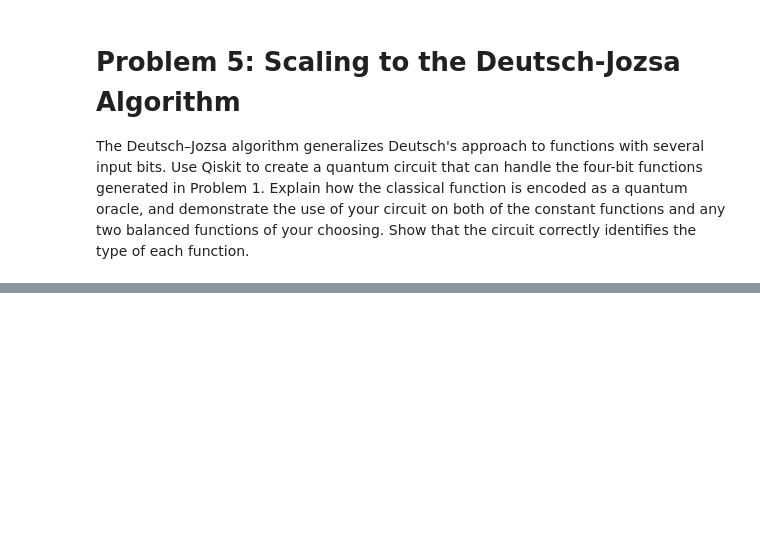
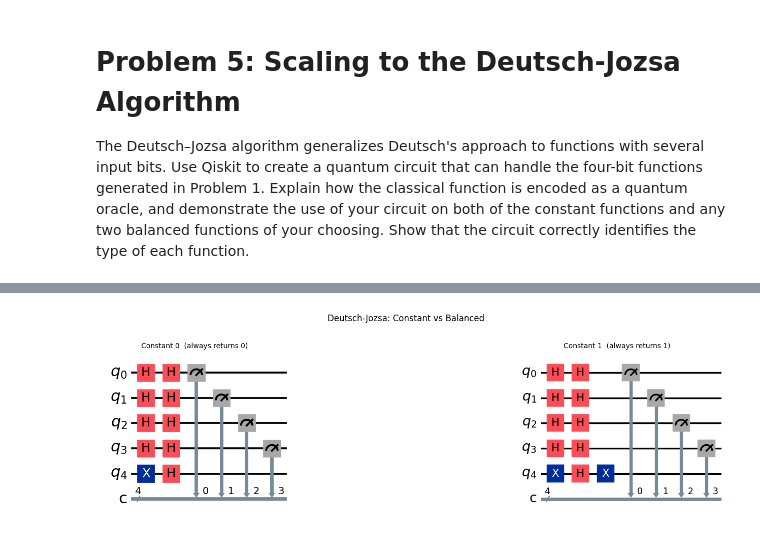
Before and after one commit to nathanbuyr/EmergingTechnologiesNoteBook, a Jupyter notebook: problems.ipynb, the cells around one changed output, grey strips where cells are left out. Saved outputs shown, nothing was run; the diff lists cells and outputs as text; code cells hidden in the pictures; blank space fills up the shorter version.

```diff
--- a/problems.ipynb
+++ b/problems.ipynb
@@ -1183,3 +1183,16 @@ test_functions = {
     "Balanced B  (alternating 1, 0)":    [1 if i % 2 == 0 else 0 for i in range(16)],
     "Balanced C  (from Problem 1 RNG)":  tt_candidate,
 }
+# %%
+# classification results
+print(f"{'Function':<40} {'Outcome':<10} {'Classification'}")
+print("-" * 65)
+
+for name, tt in test_functions.items():
+    circuit = deutsch_jozsa(build_oracle(tt))
+    outcome = max(
+        simulator.run(circuit, shots=1024).result().get_counts(),
+        key=lambda k: simulator.run(circuit, shots=1024).result().get_counts()[k]
+    )
+    result = classify(circuit)
+    print(f"{name:<40} {outcome:<10} {result}")
@@ -1185,0 +1207,13 @@ test_functions = {
+# %%
+# circuit diagrams for a constant and a balanced example
+fig, axes = plt.subplots(1, 2, figsize=(20, 4))
+
+for ax, (name, tt) in zip(axes, list(test_functions.items())[:2]):
+    deutsch_jozsa(build_oracle(tt)).draw("mpl", ax=ax)
+    ax.set_title(name, fontsize=10)
+
+plt.suptitle("Deutsch-Jozsa: Constant vs Balanced", fontsize=12, y=1.02)
+plt.tight_layout()
+plt.show()
+# %% [output]
+[figure, added]
```
Also changed, not shown: parts of 5 cells of this notebook.
